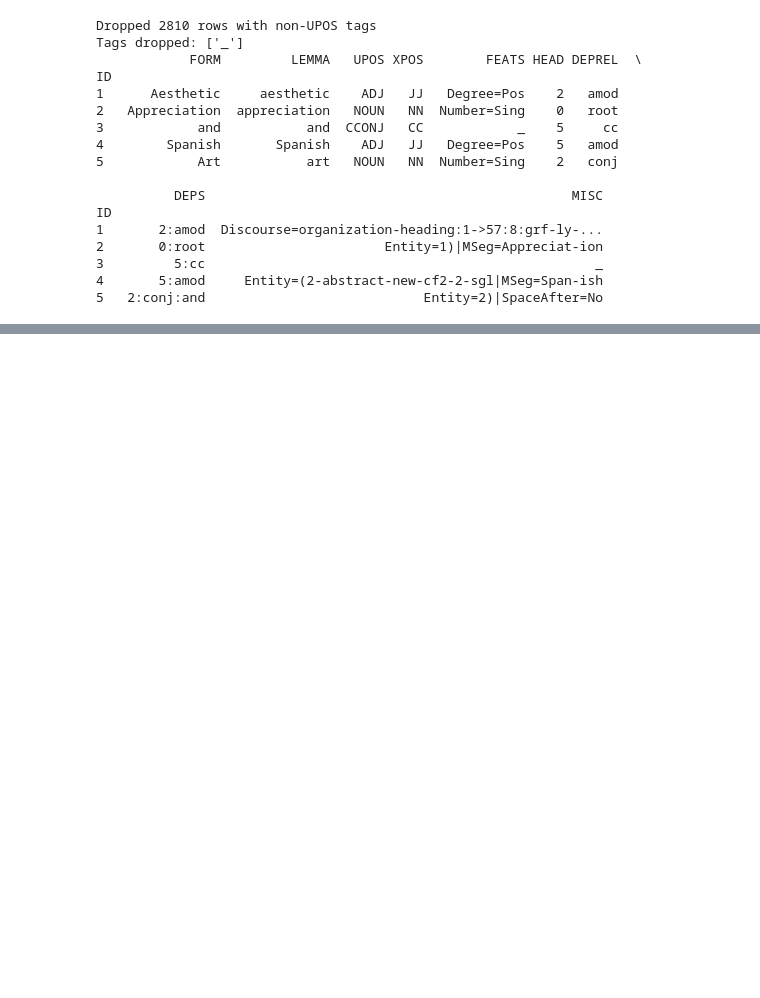
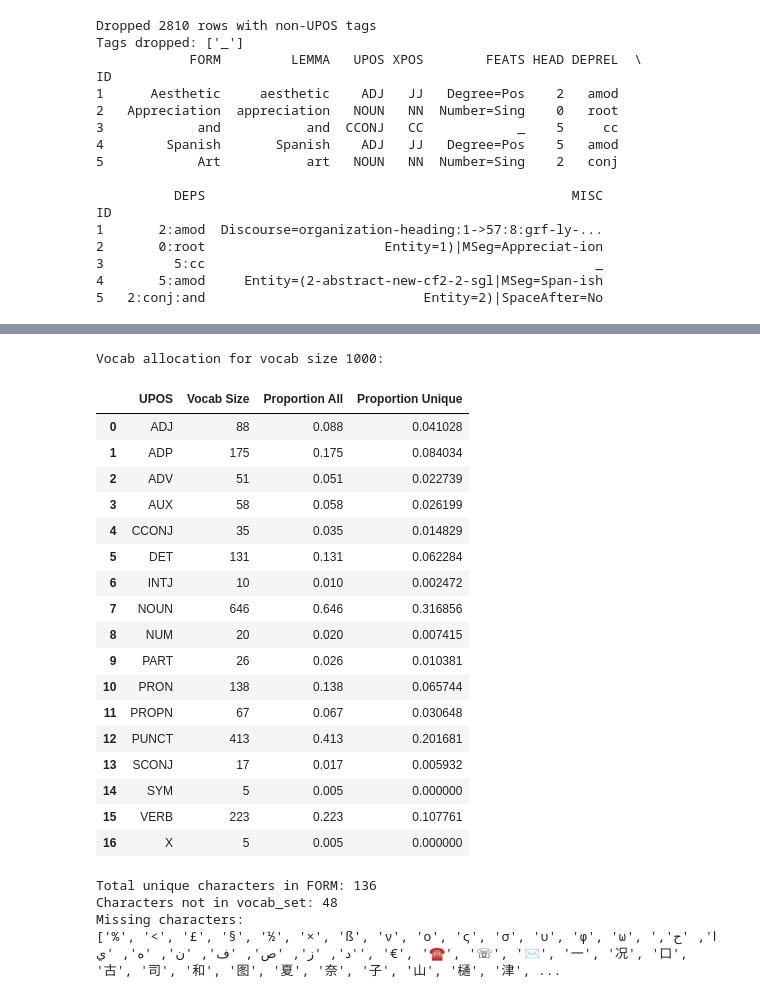
Before and after one commit to Lukas-Brockmann/Tokenization-by-Word-Tag, a Jupyter notebook: huggingface.ipynb, the cells around one changed output, grey strips where cells are left out. Saved outputs shown, nothing was run; the diff lists cells and outputs as text; code cells hidden in the pictures; blank space fills up the shorter version.

```diff
--- a/huggingface.ipynb
+++ b/huggingface.ipynb
@@ -113,3 +139,60 @@ Total vocab size: 1000
+# %%
+# This only works for strict assignment of vocab size not current
+print(f"Vocab allocation for vocab size {vocab_size}:")
+df_vocab_allocation = pd.DataFrame(
+    {
+        "UPOS": upos_tags,
+        "Vocab Size": vocab_allocation,
+        "Proportion All": vocab_allocation / vocab_size,
+        "Proportion Unique": (vocab_allocation - 5) / (sum(vocab_allocation) - (len(upos_tags) * 5)) # Account for special tokens
+    }
+)
+df_vocab_allocation
+# %% [output]
+Vocab allocation for vocab size 1000:
+|  | UPOS | Vocab Size | Proportion All | Proportion Unique |
+| 0 | ADJ | 88 | 0.088 | 0.041028 |
+| 1 | ADP | 175 | 0.175 | 0.084034 |
+| 2 | ADV | 51 | 0.051 | 0.022739 |
+| 3 | AUX | 58 | 0.058 | 0.026199 |
+| 4 | CCONJ | 35 | 0.035 | 0.014829 |
+| 5 | DET | 131 | 0.131 | 0.062284 |
+| 6 | INTJ | 10 | 0.010 | 0.002472 |
+| 7 | NOUN | 646 | 0.646 | 0.316856 |
+| 8 | NUM | 20 | 0.020 | 0.007415 |
+| 9 | PART | 26 | 0.026 | 0.010381 |
+| 10 | PRON | 138 | 0.138 | 0.065744 |
+| 11 | PROPN | 67 | 0.067 | 0.030648 |
+| 12 | PUNCT | 413 | 0.413 | 0.201681 |
+| 13 | SCONJ | 17 | 0.017 | 0.005932 |
+| 14 | SYM | 5 | 0.005 | 0.000000 |
+| 15 | VERB | 223 | 0.223 | 0.107761 |
+| 16 | X | 5 | 0.005 | 0.000000 |
+# %%
+normalizer = tokenizers.normalizers.Sequence([
+    tokenizers.normalizers.NFD(),  # Unicode Normalizer
+    tokenizers.normalizers.Lowercase(),
+    tokenizers.normalizers.StripAccents(),
+])
+# Get all unique characters from FORM column
+all_chars = set()
+for form in data_df["FORM"].values:
+    form = normalizer.normalize_str(form)
+    all_chars.update(list(form))
+
+# Find characters that aren't in vocab_set
+missing_chars = all_chars - vocab_set
+
+# Display results
+print(f"Total unique characters in FORM: {len(all_chars)}")
+print(f"Characters not in vocab_set: {len(missing_chars)}")
+print("Missing characters:")
+print(sorted(missing_chars))
+# %% [output]
+Total unique characters in FORM: 136
+Characters not in vocab_set: 48
+Missing characters:
+['%', '<', '£', '§', '½', '×', 'ß', 'ν', 'ο', 'ς', 'σ', 'υ', 'φ', 'ω', 'ا', 'ح', 'د', 'ز', 'ص', 'ف', 'ن', 'ه', 'ي', '€', '☎', '☏', '✉', '一', '况', '口', '古', '司', '和', '图', '夏', '奈', '子', '山', '樋', '津', ...
 # %%
 vocab = {token: idx for idx, token in enumerate(vocab_set)}
 merges = list(merges_set)
```
Also changed, not shown: parts of 7 cells of this notebook, 2 other files.
